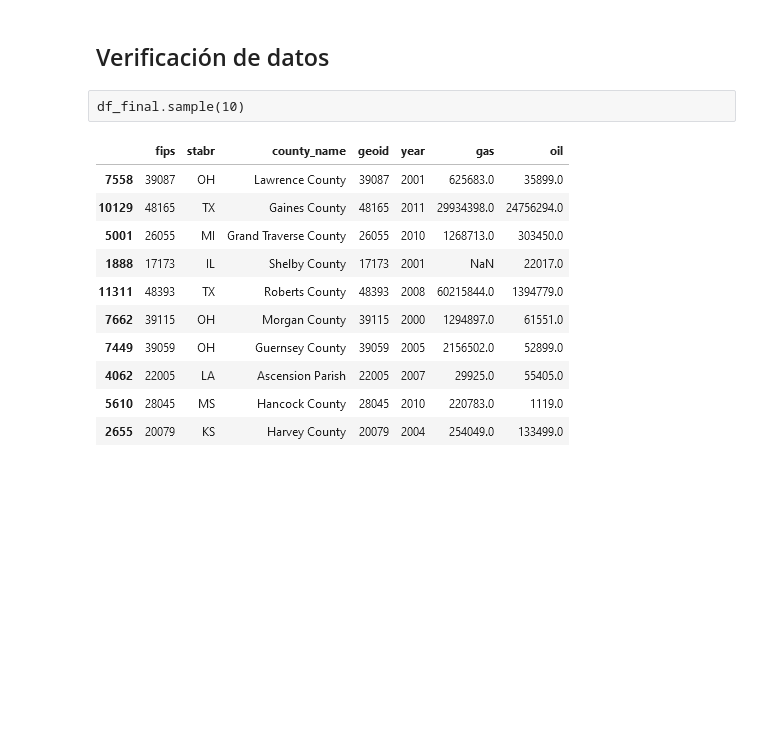
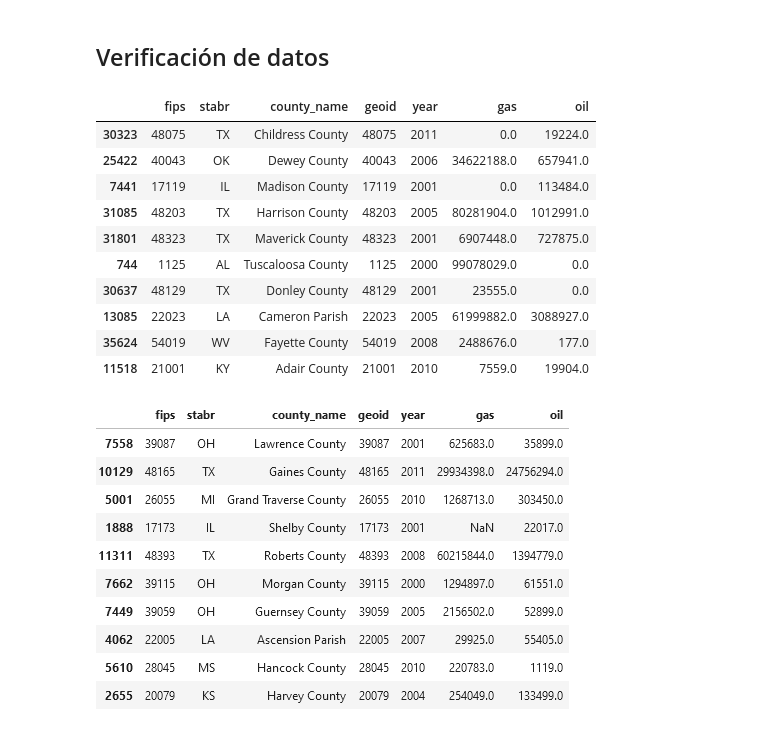
Before and after one commit to agarca4/Exercises-Pandas, a Jupyter notebook: Exercise1_Oil&Gas.ipynb, the cells around one changed output. Drawn from its saved outputs; the diff is of its cells as text; code cells hidden in the pictures; blank space fills up the shorter version.

```diff
--- a/Exercise1_Oil&Gas.ipynb
+++ b/Exercise1_Oil&Gas.ipynb
@@ -96,6 +96,18 @@ df.sample(10)
 # %% [markdown]
 ## Verificación de datos
-# %% [raw]
-df_final.sample(10)
+# %%
+df_final.sample(10)
+# %% [output]
+|  | fips | stabr | county_name | geoid | year | gas | oil |
+| 30323 | 48075 | TX | Childress County | 48075 | 2011 | 0.0 | 19224.0 |
+| 25422 | 40043 | OK | Dewey County | 40043 | 2006 | 34622188.0 | 657941.0 |
+| 7441 | 17119 | IL | Madison County | 17119 | 2001 | 0.0 | 113484.0 |
+| 31085 | 48203 | TX | Harrison County | 48203 | 2005 | 80281904.0 | 1012991.0 |
+| 31801 | 48323 | TX | Maverick County | 48323 | 2001 | 6907448.0 | 727875.0 |
+| 744 | 1125 | AL | Tuscaloosa County | 1125 | 2000 | 99078029.0 | 0.0 |
+| 30637 | 48129 | TX | Donley County | 48129 | 2001 | 23555.0 | 0.0 |
+| 13085 | 22023 | LA | Cameron Parish | 22023 | 2005 | 61999882.0 | 3088927.0 |
+| 35624 | 54019 | WV | Fayette County | 54019 | 2008 | 2488676.0 | 177.0 |
+| 11518 | 21001 | KY | Adair County | 21001 | 2010 | 7559.0 | 19904.0 |
 # %% [markdown]
 ![imagen.png](attachment:ba93caa1-edf9-4492-85d5-6000bb3a1d69.png)
```
Also changed, not shown: parts of 10 cells of this notebook, 1 other file.
